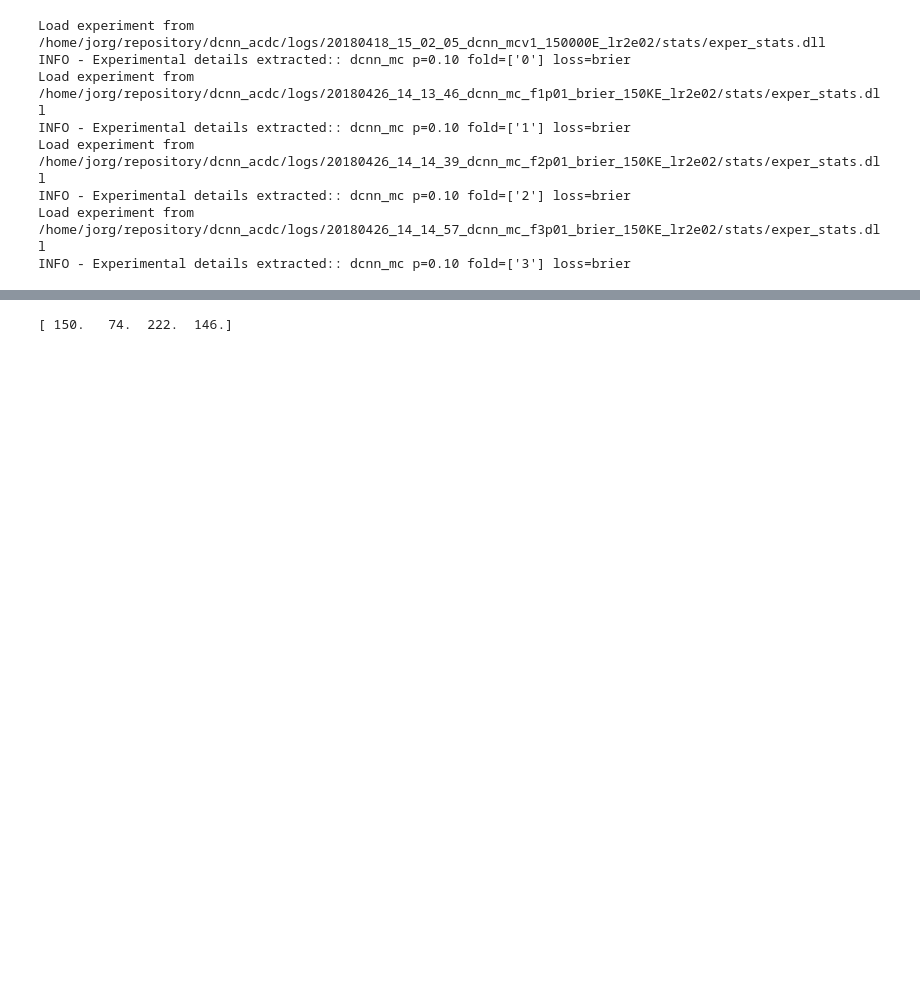
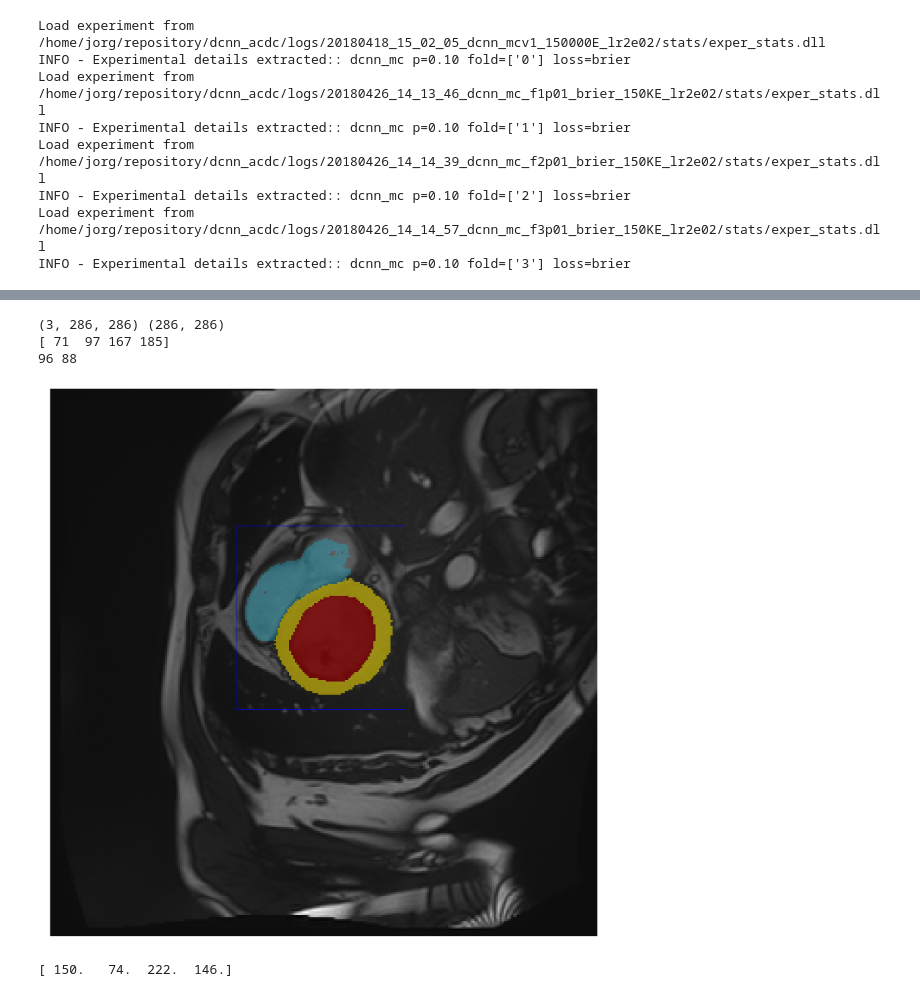
Before and after one commit to toologicbv/dcnn_acdc, a Jupyter notebook: notebooks/detector_model.ipynb, the cells around one changed output, grey strips where cells are left out. Drawn from its saved outputs; the diff is of its cells as text; code cells hidden in the pictures; blank space fills up the shorter version.

```diff
--- a/notebooks/detector_model.ipynb
+++ b/notebooks/detector_model.ipynb
@@ -74,3 +165,40 @@ INFO - Ready. Loop through patient ids.
+# %%
+idx = None
+for s in np.arange(len(dataset.test_labels)):
+    img = dataset.test_labels[s]
+    if 0 != np.count_nonzero(img):
+        idx = s
+
+        if idx > 25:
+            break
+
+idx = 133
+test_img = dataset.test_images[idx]
+test_lbl = dataset.test_labels[idx]
+test_pred_roi = dataset.test_pred_lbl_rois[idx]
+print(test_img.shape, test_lbl.shape)
+print(test_pred_roi)
+
+fig = plt.figure(figsize=(56, 50))
+ax1 = plt.subplot2grid((2, 4), (0, 0), rowspan=2, colspan=2)
+ax1.imshow(test_img[0], cmap=cm.gray)
+ax1.imshow(test_img[2], cmap=mycmap)
+# ax1.imshow(test_lbl, cmap=mycmap)
+# ax1.imshow(test_img[1], cmap=mycmap)
+roi_box = BoundingBox.create(test_pred_roi, padding=0)
+print(roi_box.width, roi_box.height)
+ax1.add_patch(roi_box.get_matplotlib_patch(color='b'))
+
+plt.axis("off")
+plt.show()
+# ax2 = plt.subplot2grid((2, 4), (0, 2), rowspan=2, colspan=2)
+# ax2.imshow(test_lbl, cmap=cm.gray)
+# plt.axis("off")
+# %% [output]
+(3, 286, 286) (286, 286)
+[ 71  97 167 185]
+96 88
+[figure, added]
 # %%
 slice_num = 197
 batch_nr = 1
```
Also changed, not shown: parts of 9 cells of this notebook, 12 other files.
